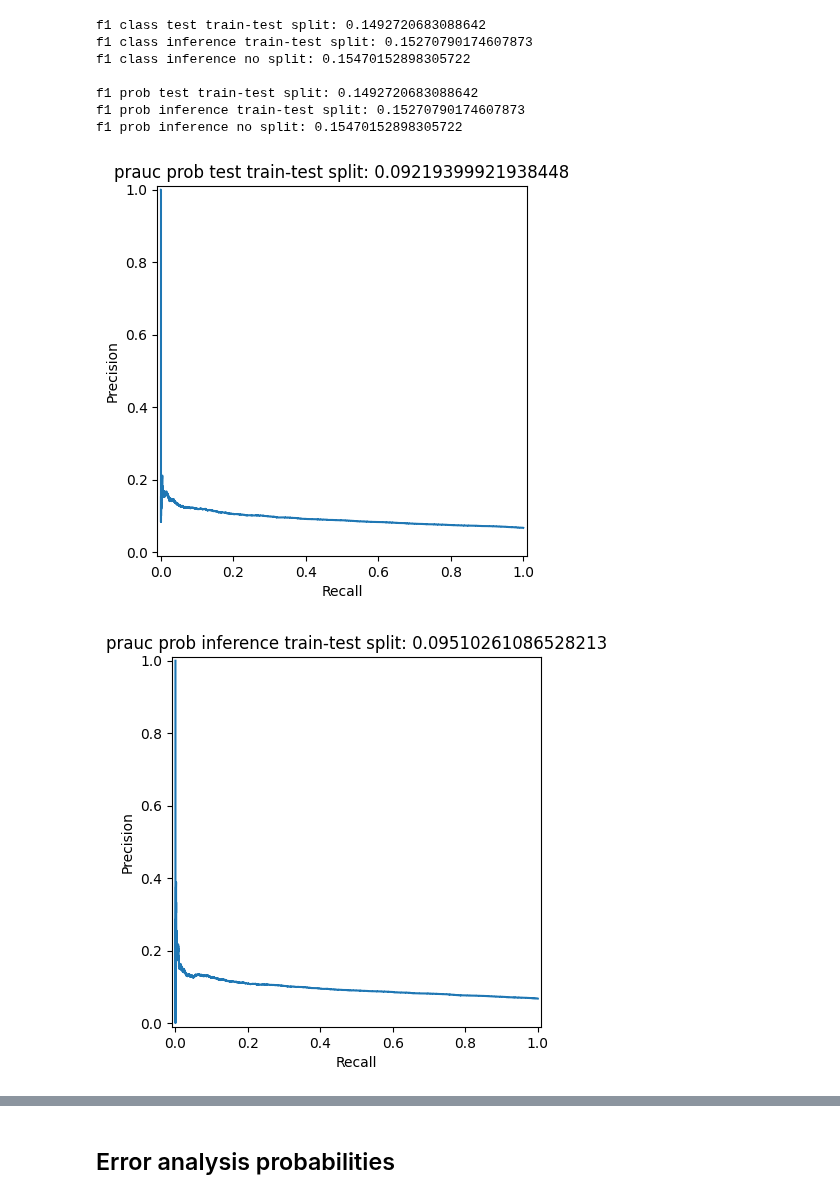
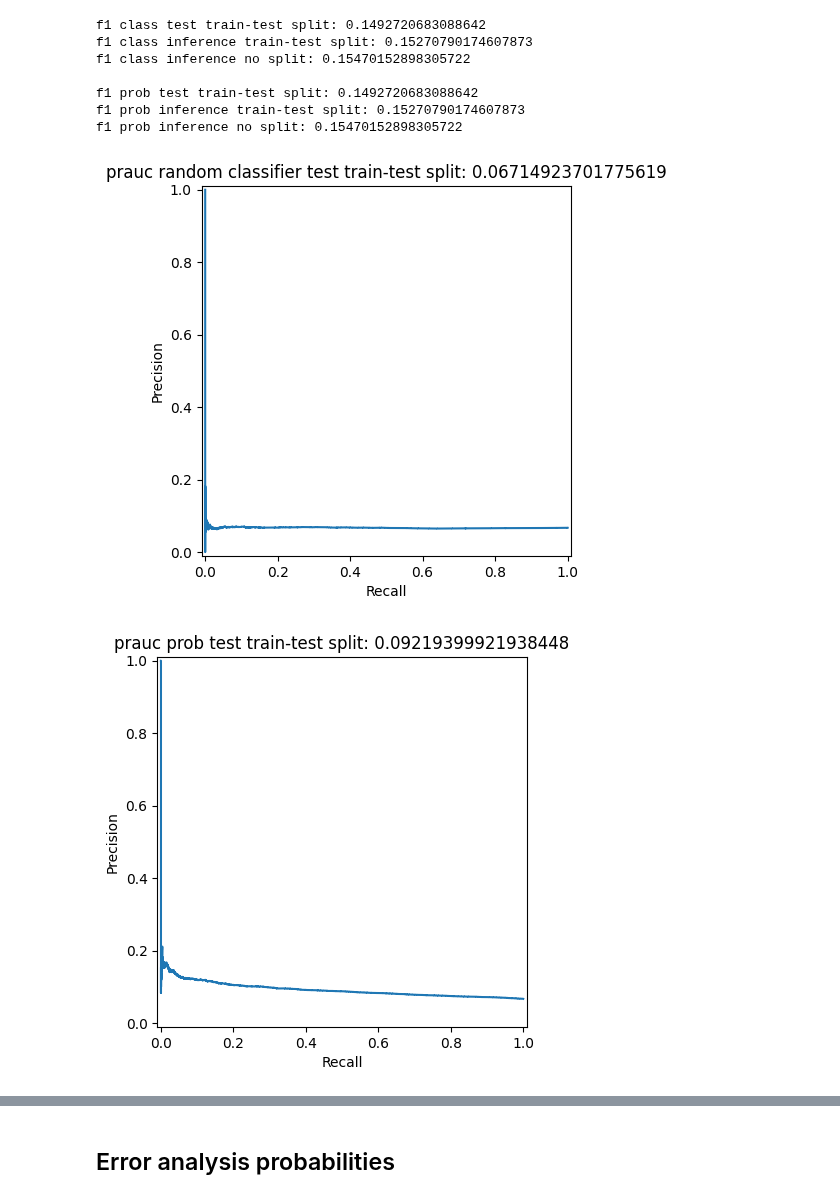
Before and after one commit to OphirTuretz/Y-DATA-Ninjas, a Jupyter notebook: notebooks/error_analysis_ophir.ipynb, the cells around one changed output, grey strips where cells are left out. Saved outputs shown, nothing was run; the diff lists cells and outputs as text; code cells hidden in the pictures.

Commit message:
PR curve + PRAUC of a random guess as a classifier

```diff
--- a/notebooks/error_analysis_ophir.ipynb
+++ b/notebooks/error_analysis_ophir.ipynb
@@ -172,20 +172,24 @@ f1 prob test train-test split: 0.1492720683088642
 f1 prob inference train-test split: 0.15270790174607873
 f1 prob inference no split: 0.15470152898305722
 # %%
-y_trues = [p_s_p_t.is_click, y_i.is_click, y_i.is_click]
-y_scores = [p_s_p_t.is_click_predicted, p_s_p_i.is_click_predicted, p_ns_p_i.is_click_predicted]
-results_labels = ["prob test train-test split",
+np.random.seed(42)
+
+y_trues = [p_s_p_t.is_click, p_s_p_t.is_click, y_i.is_click, y_i.is_click]
+y_scores = [np.random.rand(len(p_s_p_t.index)), p_s_p_t.is_click_predicted, p_s_p_i.is_click_predicted, p_ns_p_i.is_click_predicted]
+results_labels = ["random classifier test train-test split",
+                  "prob test train-test split",
                   "prob inference train-test split",
-                  "prob inference no split"]
+                  "prob inference no split",
+                  ]
 
 for y_true, y_score, label in zip(y_trues, y_scores, results_labels):
     precision, recall, thresholds = precision_recall_curve(y_true, y_score)
     pr_auc = auc(recall, precision)
     disp = PrecisionRecallDisplay(precision=precision, recall=recall)
     disp.plot()
     plt.title(f"prauc {label}: {pr_auc}")
     plt.show()
     print()
 # %% [output]
-[figure, old version]
+[figure, new version]
-[figure, old version]
+[figure, new version]
```
Also changed, not shown: parts of 1 cell of this notebook.
